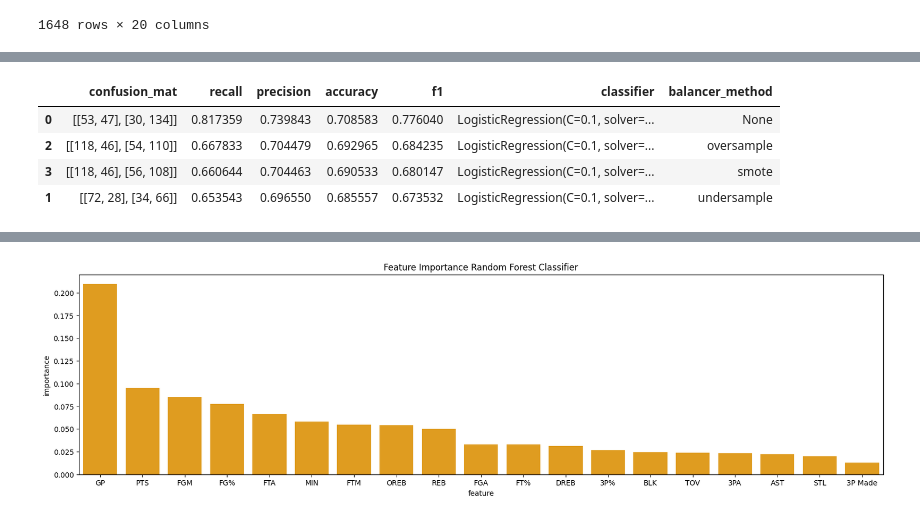
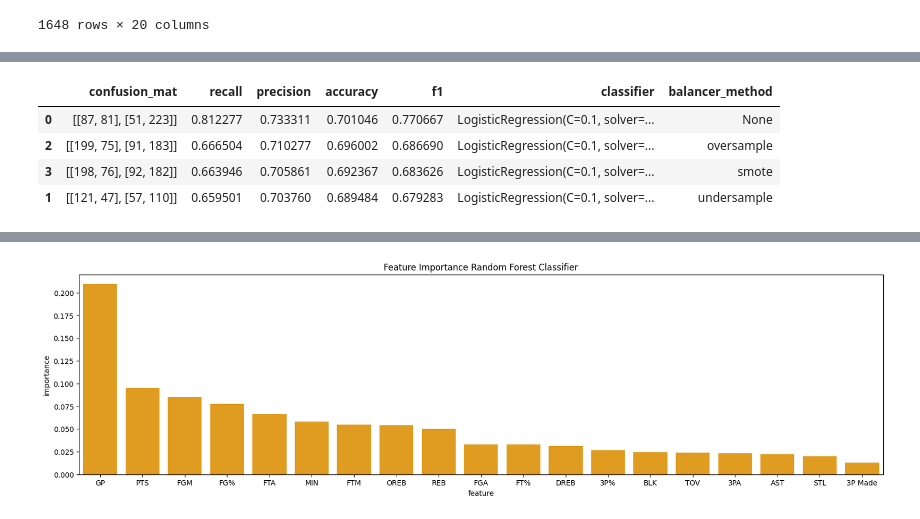
Before and after one commit to JulienDelavande/NBA-prediction, a Jupyter notebook: notebooks/data_preprocessing.ipynb, the cells around one changed output, grey strips where cells are left out. Drawn from its saved outputs; the diff is of its cells as text; code cells hidden in the pictures.

```diff
--- a/notebooks/data_preprocessing.ipynb
+++ b/notebooks/data_preprocessing.ipynb
@@ -8,6 +8,8 @@ pd.set_option('display.max_column', None)
 
 data_path = './../data/nba_logreg.csv'
 df = pd.read_csv(data_path)
+
+FOLDS=3
 # %%
 from imblearn.under_sampling import RandomUnderSampler
 from imblearn.over_sampling import SMOTE, RandomOverSampler
@@ -58,7 +60,7 @@ data_preprocessed
 from sklearn.metrics import confusion_matrix, recall_score, precision_score
 from sklearn.model_selection import KFold
 
-def score_classifier(dataset,classifier,labels, folds=3, verbose=True):
+def score_classifier(dataset,classifier,labels, folds=FOLDS, verbose=True):
 
     """
     This function takes in a dataset, classifier and labels and returns the mean confusion matrix, recall, precision, accuracy and f1 score
@@ -140,0 +153,17 @@ f1:0.7760403921005776
+# %%
+from sklearn.linear_model import LogisticRegression
+from sklearn.pipeline import Pipeline
+
+
+target = 'TARGET_5Yrs'
+balancer_method = None
+
+model = LogisticRegression(C=0.1, solver='liblinear')
+steps = [('model', model)]
+pipeline = Pipeline(steps=steps)
+
+data_preprocessed = preprocessing(df, method=balancer_method)
+# log data except target
+data_processed_log = np.log1p(data_preprocessed.drop(target, axis=1))
+scores = score_classifier(data_processed_log, model, data_preprocessed[target])
+data_processed_log
@@ -141,22 +192,22 @@ f1:0.7760403921005776
 # %%
 balancer_method = [None, 'undersample', 'oversample', 'smote']
 
 model = LogisticRegression(C=0.1, solver='liblinear')
 steps = [('model', model)]
 pipeline = Pipeline(steps=steps)
 
 scores_blance_method = []
 for method in balancer_method:
     data_preprocessed = preprocessing(df, method=method)
-    scores = score_classifier(data_preprocessed.drop(target, axis=1), model, data_preprocessed[target], folds=5, verbose=False)
+    scores = score_classifier(data_preprocessed.drop(target, axis=1), model, data_preprocessed[target], verbose=False)
     scores_blance_method.append(scores)
 
 scores_blance_method = pd.DataFrame(scores_blance_method)
 scores_blance_method['balancer_method'] = balancer_method
 scores_blance_method.sort_values(by=['recall', 'f1'], ascending=False)
 # %% [output]
 |  | confusion_mat | recall | precision | accuracy | f1 | classifier | balancer_method |
-| 0 | [[53, 47], [30, 134]] | 0.817359 | 0.739843 | 0.708583 | 0.776040 | LogisticRegression(C=0.1, solver=... | None |
-| 2 | [[118, 46], [54, 110]] | 0.667833 | 0.704479 | 0.692965 | 0.684235 | LogisticRegression(C=0.1, solver=... | oversample |
-| 3 | [[118, 46], [56, 108]] | 0.660644 | 0.704463 | 0.690533 | 0.680147 | LogisticRegression(C=0.1, solver=... | smote |
-| 1 | [[72, 28], [34, 66]] | 0.653543 | 0.696550 | 0.685557 | 0.673532 | LogisticRegression(C=0.1, solver=... | undersample |
+| 0 | [[87, 81], [51, 223]] | 0.812277 | 0.733311 | 0.701046 | 0.770667 | LogisticRegression(C=0.1, solver=... | None |
+| 2 | [[199, 75], [91, 183]] | 0.666504 | 0.710277 | 0.696002 | 0.686690 | LogisticRegression(C=0.1, solver=... | oversample |
+| 3 | [[198, 76], [92, 182]] | 0.663946 | 0.705861 | 0.692367 | 0.683626 | LogisticRegression(C=0.1, solver=... | smote |
+| 1 | [[121, 47], [57, 110]] | 0.659501 | 0.703760 | 0.689484 | 0.679283 | LogisticRegression(C=0.1, solver=... | undersample |
```
Also changed, not shown: parts of 17 cells of this notebook, 8 other files.
